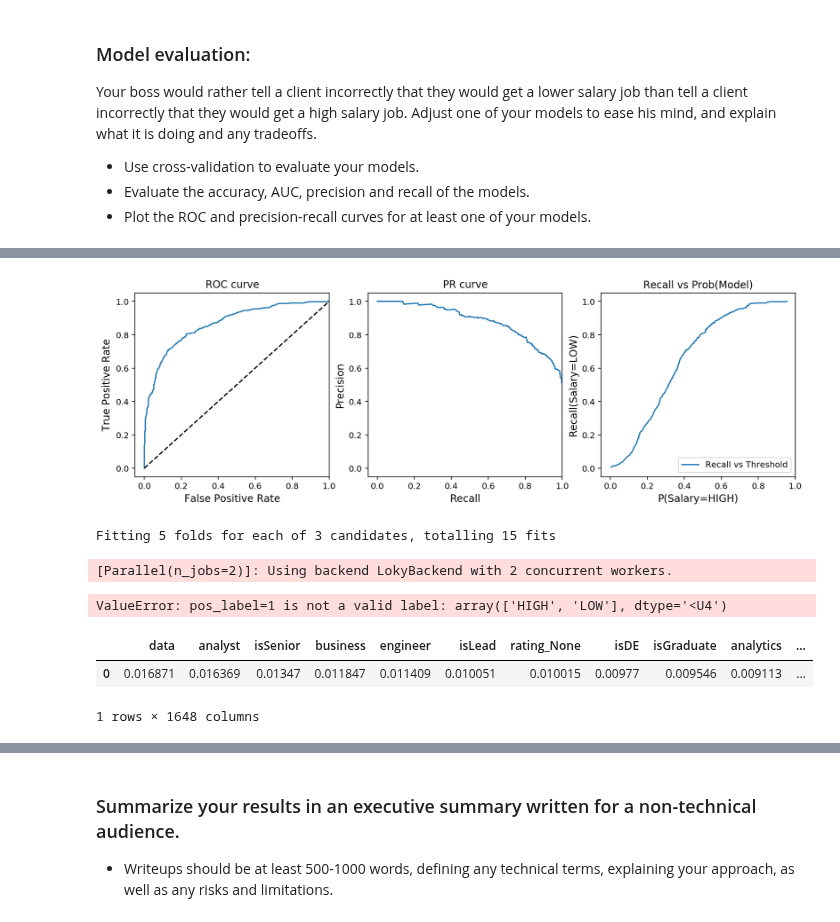
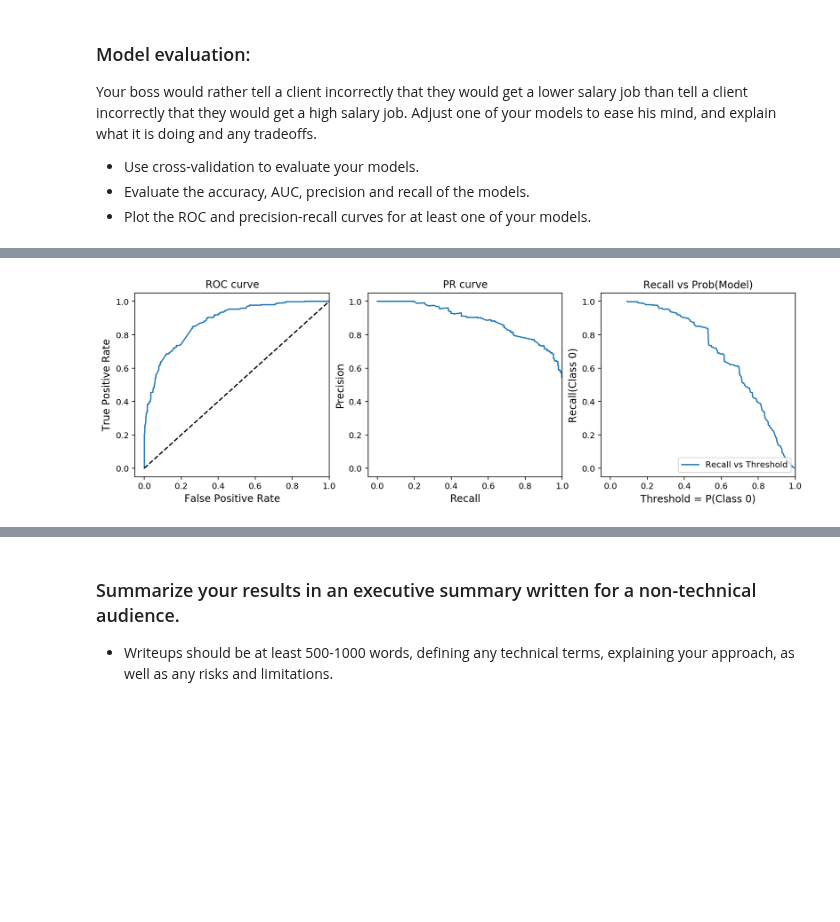
Before and after one commit to a3o1m2/DSI11-lessons, a Jupyter notebook: projects/project-4/starter_code.ipynb, the cells around one changed output, grey strips where cells are left out. Cells and saved outputs as stored; diff of their text form; code cells hidden in the pictures; blank space fills up the shorter version.

```diff
--- a/projects/project-4/starter_code.ipynb
+++ b/projects/project-4/starter_code.ipynb
@@ -387,3 +370,8 @@ indeed.insert(13, 'target_halved', indeed['salary_avg_USD'].apply(split_in_half)
+# %%
+## YOUR CODE HERE: Binarize salary
+indeed.insert(12,
+              'target',
+              Binarizer(threshold=indeed.salary_avg_USD.median()).fit_transform([indeed.salary_avg_USD])[0])
 # %% [markdown]
 #### Thought experiment: What is the baseline accuracy for this model?
 # %%
@@ -507,10 +508,10 @@ tvec = TfidfVectorizer(stop_words='english', token_pattern='[A-Za-z]+', ngram_ra
 tvec.fit(indeed['title'])
 
 X = tvec.transform(indeed['title'])
-y = indeed.target_quartered
+y = indeed.target
 
 lr = LogisticRegression(solver='lbfgs', multi_class='ovr')
 print(cross_val_score(lr,X,y,cv=kf).mean())
 lr.fit(X,y)
-pd.DataFrame(dict(coef=lr.coef_[0], features=tvec.get_feature_names())).sort_values('coef',ascending=False).head(5)
+pd.DataFrame(dict(coef=lr.coef_[0], features=tvec.get_feature_names())).sort_values('coef',ascending=False).head()
 # %% [output]
@@ -861,0 +809,20 @@ y_pp.head()
+# %%
+# Best model was with city + title features (ie. excluding Summary text), so we reset X to that:
+
+X_dum = pd.get_dummies(indeed[['company', 'rating', 'search_city']], drop_first=True)
+X_dum_title = pd.concat([X_dum,indeed.loc[:,'isDS':'isApprentice']], axis=1)
+
+X_train, X_test, y_train, y_test = train_test_split(X_dum_title, y, stratify=y, random_state=1)
+
+# And re-run the best estimator:
+
+best_model = GradientBoostingClassifier(n_estimators=100,
+                                        learning_rate=0.4,
+                                        random_state=1,
+                                        validation_fraction=0.1,
+                                        max_depth=3,
+                                        n_iter_no_change=20)
+best_model.fit(X_train, y_train)
+
+y_pp = pd.DataFrame(best_model.predict_proba(X_test), columns=['class_0_pp','class_1_pp'])
+y_pp.head()
@@ -866,12 +840,12 @@ import matplotlib.pyplot as plt
 %config InlineBackend.figure_format = 'retina'
 %matplotlib inline
 
-# For class LOW, find the area under the curve
-fpr, tpr, threshold = roc_curve(y_test, y_pp.LOW, pos_label='LOW')
+# For class 0, find the area under the curve
+fpr, tpr, threshold = roc_curve(y_test, y_pp.class_0_pp, pos_label=0)
 roc_auc = auc(fpr, tpr)
-precision, recall, threshold = precision_recall_curve(y_test, y_pp.LOW, pos_label='LOW')
+precision, recall, threshold = precision_recall_curve(y_test, y_pp.class_0_pp, pos_label=0)
 
-# Plot ROC and precision-recall curves for class LOW
+# Plot ROC and precision-recall curves for class 0
 fig, ax = plt.subplots(1, 3, figsize=[14, 4])
 
 ax[0].plot(fpr, tpr, label='ROC curve (area = %0.2f)' % roc_auc)
@@ -891,11 +865,11 @@ ax[1].set_ylabel('Precision', fontsize=12)
 ax[1].set_title('PR curve', fontsize=12)
 plt.legend(loc="lower right")
 
-ax[2].plot(1-threshold, recall[:-1], label='Recall vs Threshold')
+ax[2].plot(threshold, recall[:-1], label='Recall vs Threshold')
 ax[2].set_xlim([-0.05, 1.0])
 ax[2].set_ylim([-0.05, 1.05])
-ax[2].set_xlabel('P(Salary=HIGH)', fontsize=12)
-ax[2].set_ylabel('Recall(Salary=LOW)', fontsize=12)
+ax[2].set_xlabel('Threshold = P(Class 0)', fontsize=12)
+ax[2].set_ylabel('Recall(Class 0)', fontsize=12)
 ax[2].set_title('Recall vs Prob(Model)', fontsize=12)
 plt.legend(loc="lower right")
 
@@ -906,34 +880 @@ WARNING:matplotlib.legend:No handles with labels found to put in legend.
-[figure, old version]
+[figure, new version]
-# %%
-# change the scoring method below to f1-score to help your boss be confident of the model, and see what / how
-# it changes (ie. replot as above as well). WILL NEED TO BINARIZE FIRST!
-# Note - you want to increase f1 of LOW (may not be same as overall f1??)
-
-from sklearn.preprocessing import Binarizer
-
-y_train_bin = Binarizer(salary_avg_USD.median()).fit_transform(y_train)
-y_test_bin = Binarizer(y.median()).fit_transform(y_test)
-
-for i in range(len(models)):
-    gs = GridSearchCV(models[i], params[i], scoring='f1', n_jobs=2, cv=kf, verbose=1)
-    gs.fit(X_train, y_train)
-    print('Best params:',gs.best_params_)
-    print('Cross Val Score:',gs.best_score_)
-    predictions = gs.predict(X_test)
-    print('Confusion Matrix:')
-    print(' ')
-    print(confusion_matrix(y_test, predictions))
-    print('Classification Report:')
-    print(' ')
-    print(classification_report(y_test, predictions))
-# %% [output]
-Fitting 5 folds for each of 3 candidates, totalling 15 fits
-[Parallel(n_jobs=2)]: Using backend LokyBackend with 2 concurrent workers.
-ValueError: pos_label=1 is not a valid label: array(['HIGH', 'LOW'], dtype='<U4')
-# %%
-# Model Feature Importances:
-pd.DataFrame(model.feature_importances_, index=X_summary.columns).sort_values(0,ascending=False).T
-# %% [output]
-|  | data | analyst | isSenior | business | engineer | isLead | rating_None | isDE | isGraduate | analytics | ... |
-| 0 | 0.016871 | 0.016369 | 0.01347 | 0.011847 | 0.011409 | 0.010051 | 0.010015 | 0.00977 | 0.009546 | 0.009113 | ... |
-1 rows × 1648 columns
```
Also changed, not shown: parts of 28 cells of this notebook, 2 other files.
